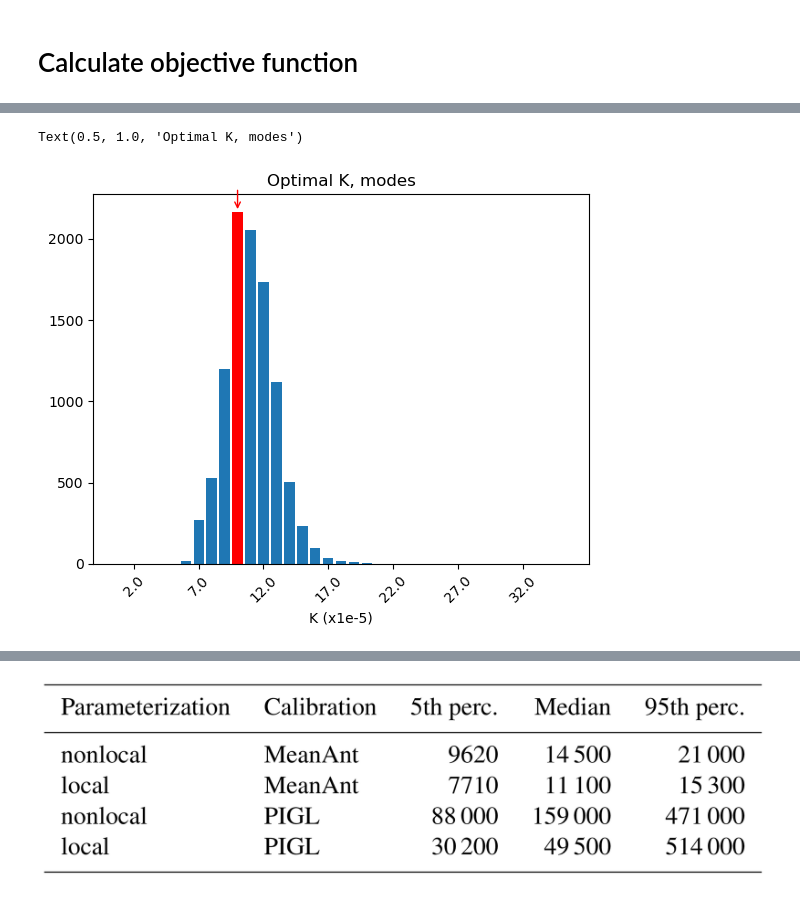
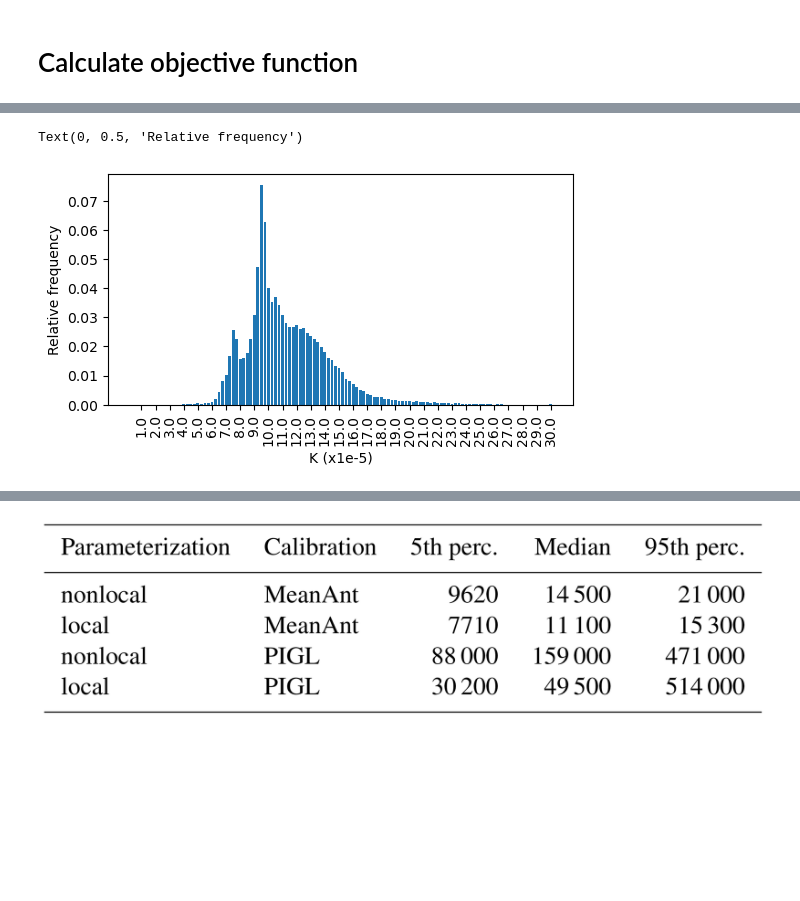
Before and after one commit to ismip/ismip7-antarctic-ocean-forcing, a Jupyter notebook: parameterisations/parameter_selection_quadratic_example_v2.ipynb, the cells around one changed output, grey strips where cells are left out. Saved outputs shown, nothing was run; the diff lists cells and outputs as text; code cells hidden in the pictures; blank space fills up the shorter version.

```diff
--- a/parameterisations/parameter_selection_quadratic_example_v2.ipynb
+++ b/parameterisations/parameter_selection_quadratic_example_v2.ipynb
@@ -402,6 +427,4 @@ t3_weights = t3_weights#*0
 # %%
-# introduce weights, shape of region, years
-
 weights_data = np.ones(t4_model.isel(p1=0,p2=0).shape)
 
 t4_weights = xr.DataArray(
@@ -411,14 +434,19 @@ t4_weights = xr.DataArray(
             "region": t4_obs.region.values}
 )
 
-# FIXME select here: only PIG or Dotson, or certain years!
+# Only sample PIG in 2009 and 2012
+t4_weights = t4_weights.where(t4_weights.region == "pig", other=0)
+t4_weights = t4_weights.where((t4_weights.year ==2009) | (t4_weights.year==2012)  ,other=0)
 
+
+# Test others
 #t4_weights = t4_weights.where(t4_weights.region == "dotson", other=0)
-t4_weights = t4_weights.where(t4_weights.region == "pig", other=0)
 # where both datasets have data
 #t4_weights = t4_weights.where( (t4_weights.year ==2007) | (t4_weights.year==2009) |  (t4_weights.year==2012) |(t4_weights.year==2014) |
 #                         (t4_weights.year==2016) ,other=0)
-# only two years
-t4_weights = t4_weights.where( (t4_weights.year ==2000) | (t4_weights.year==2012)  ,other=0)
+#year = 2020 #
+#t4_weights = t4_weights.where( t4_weights.year ==year ,other=0)
+# remove term 4
+#t4_weights  = t4_weights *0
 # %% [markdown]
 # Calculate objective function
@@ -546,29 +453,26 @@ Text(0.5, 1.0, 'Optimal K, percentiles')
-# %%
-fig,axes = plt.subplots(1,1, sharex=False, sharey=False)
-ax = axes
-
-bin_edges = np.array( np.append(pd_ensemble.p1.values[0]*0.5, pd_ensemble.p1.values+1e-7) )
-counts, bins = np.histogram(np.array(min_p1), bins= bin_edges)
-positions = np.arange(len(pd_ensemble.p1.values))
-ax.bar(positions, counts, width=0.8)
-#ax.set_ylim([0,750])
-
-for mode in modes:
-    bin_index = np.digitize(mode, bin_edges) - 1 # FIXME this is not working!
-    ax.patches[bin_index].set_facecolor('red')
-    bin_center = bin_index
-    plt.annotate('', xy=(bin_center, counts[bin_index]),
-                 xytext=(bin_center, counts[bin_index]+150),
-                 arrowprops=dict(arrowstyle='->', color='red'))
-
-labels = np.round(pd_ensemble.p1.values*1e5, 1)
-ax.set_xticks(positions[1::5], labels[1::5], rotation=45)
-ax.set_xlabel('K (x1e-5)')
-ax.set_title('Optimal K, modes')
-
-
-#plt.savefig(os.path.join(figure_dir,'Optimise_quadratic_sample'+str(sample_size)+'_'+optimise+'as_modes.png'))
-#plt.savefig(os.path.join(figure_dir,'Optimise_quadratic_sample'+str(sample_size)+'_'+optimise+'_modes.png'))
-# %% [output]
-Text(0.5, 1.0, 'Optimal K, modes')
-[figure, removed]
+# %%
+sample_size=100000
+
+min_p1, min_p2 = calculate_objective_function(
+    sample_size,
+    reso,
+    t1_model, t1_obs_mean, t1_obs_sigma,t1_weights,
+    t2_model, t2_obs_mean, t2_obs_sigma,t2_weights,
+    t3_model, t3_obs_mean, t3_obs_sigma,t3_weights,
+    t4_model, t4_obs_mean, t4_obs_sigma,t4_weights)
+# %%
+# PLOT
+fig,axes = plt.subplots(1,1, sharex=False, sharey=False, figsize=(6,3))
+ax = axes
+
+bin_edges = np.array( np.append(pd_ensemble.p1.values[0]*0.5, pd_ensemble.p1.values+1e-7) )
+counts, bins = np.histogram(np.array(min_p1), bins= bin_edges)
+positions = np.arange(len(pd_ensemble.p1.values))
+ax.bar(positions, counts/sample_size, width=0.8)
+labels = np.round(pd_ensemble.p1.values*1e5, 1)
+ax.set_xticks(positions[3::4], labels[3::4], rotation=90)
+ax.set_xlabel('K (x1e-5)')
+ax.set_ylabel('Relative frequency')
+# %% [output]
+Text(0, 0.5, 'Relative frequency')
+[figure, added]
```
Also changed, not shown: parts of 47 cells of this notebook.
